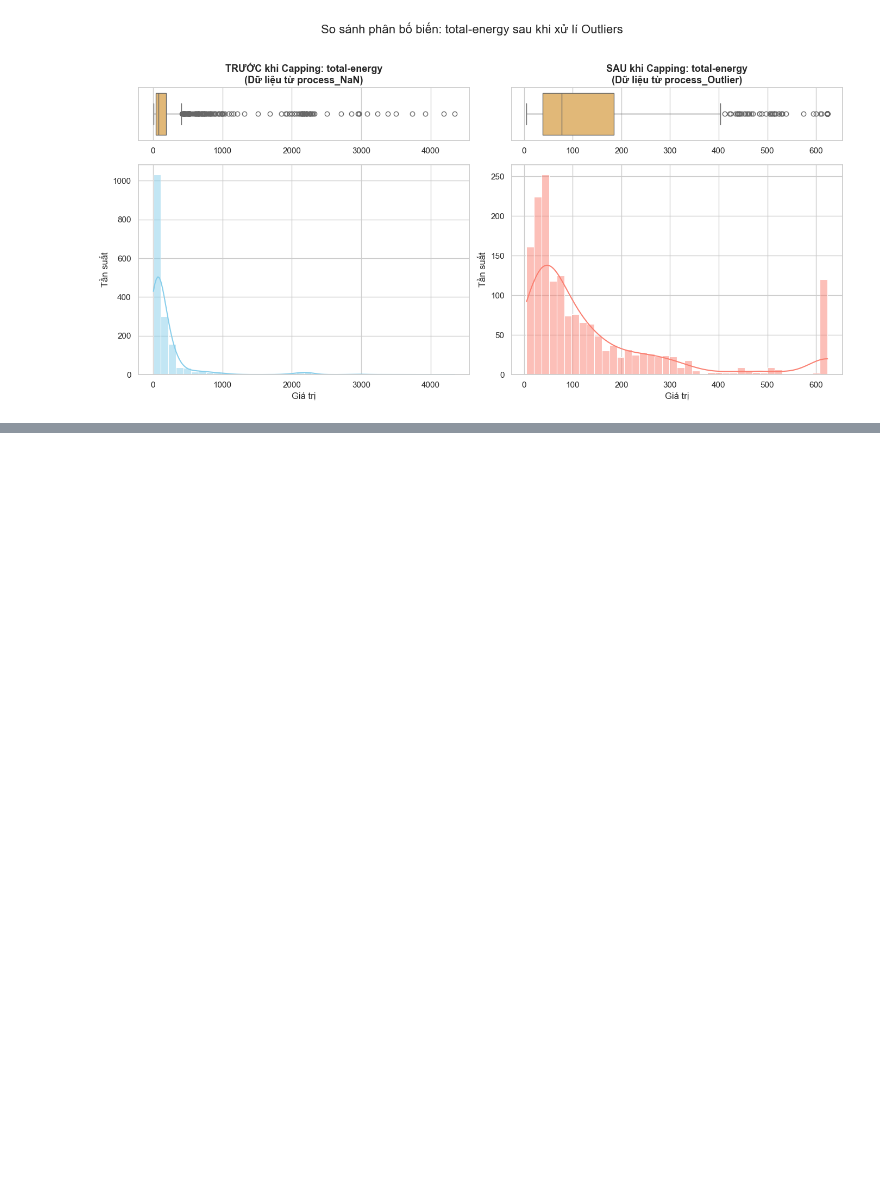
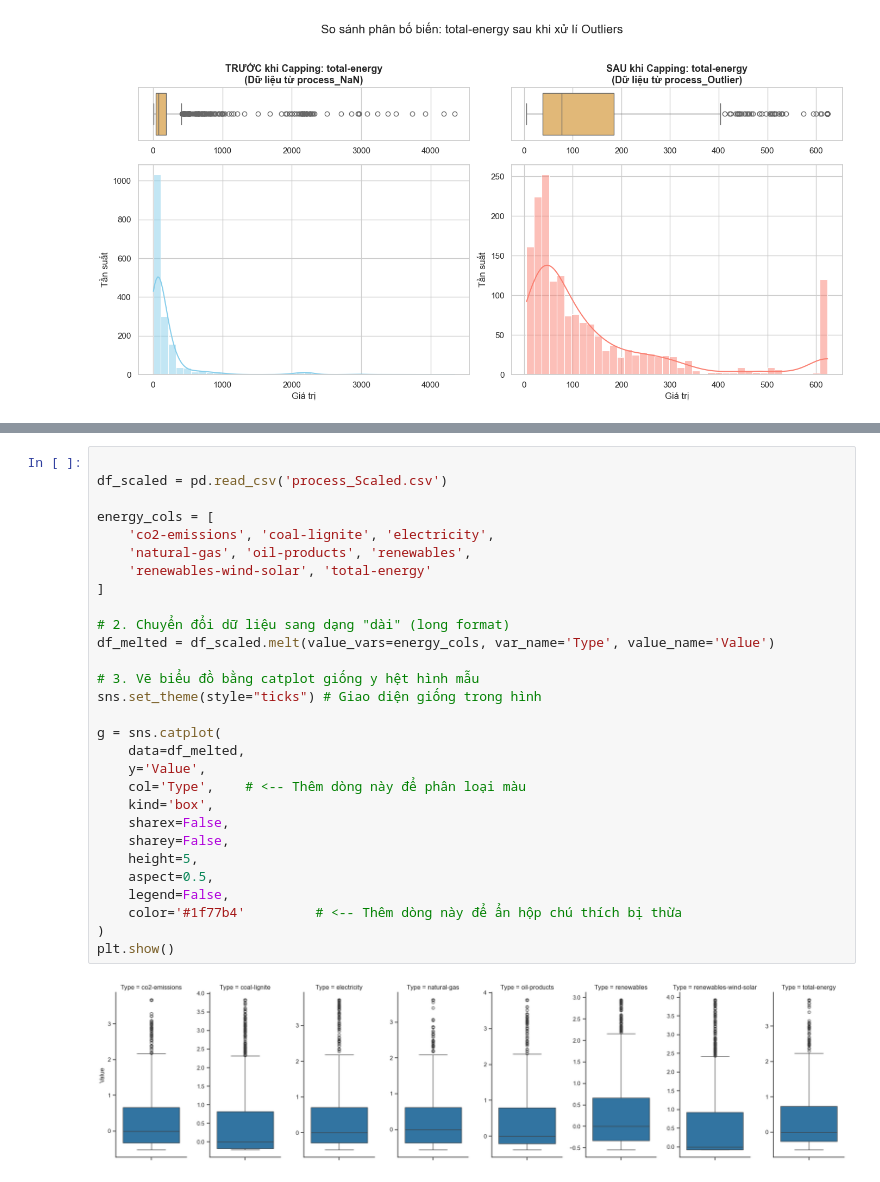
Before and after one commit to NganBui25/-CO2-Emissions-Prediction, a Jupyter notebook: full_data_crawler.ipynb, the cells around one changed output, grey strips where cells are left out. Saved outputs shown, nothing was run; the diff lists cells and outputs as text; blank space fills up the shorter version.

Commit message:
Done chuẩn hóa dữ liệu và mã hóa biến danh mục

```diff
--- a/full_data_crawler.ipynb
+++ b/full_data_crawler.ipynb
@@ -670,0 +727,31 @@ for col in energy_cols:
+# %%
+
+df_scaled = pd.read_csv('process_Scaled.csv')
+
+energy_cols = [
+    'co2-emissions', 'coal-lignite', 'electricity',
+    'natural-gas', 'oil-products', 'renewables',
+    'renewables-wind-solar', 'total-energy'
+]
+
+# 2. Chuyển đổi dữ liệu sang dạng "dài" (long format)
+df_melted = df_scaled.melt(value_vars=energy_cols, var_name='Type', value_name='Value')
+
+# 3. Vẽ biểu đồ bằng catplot giống y hệt hình mẫu
+sns.set_theme(style="ticks") # Giao diện giống trong hình
+
+g = sns.catplot(
+    data=df_melted,
+    y='Value',
+    col='Type',    # <-- Thêm dòng này để phân loại màu
+    kind='box',
+    sharex=False,
+    sharey=False,
+    height=5,
+    aspect=0.5,
+    legend=False,
+    color='#1f77b4'         # <-- Thêm dòng này để ẩn hộp chú thích bị thừa
+)
+plt.show()
+# %% [output]
+[figure, added]
```
Also changed, not shown: parts of 14 cells of this notebook, 2 other files.
